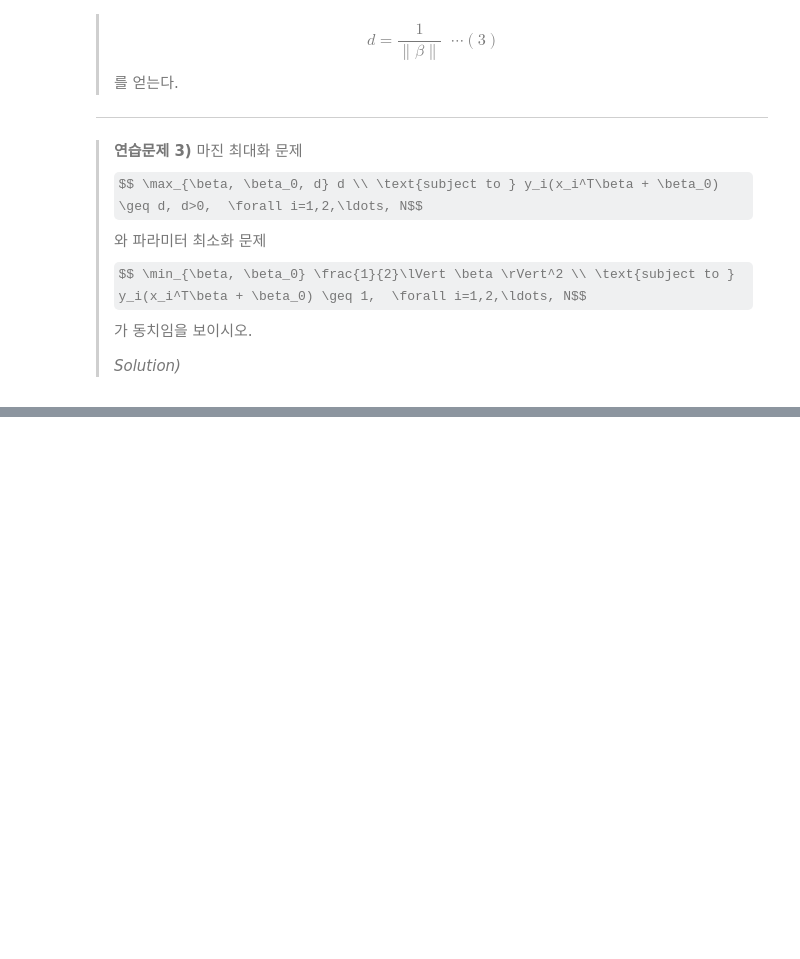
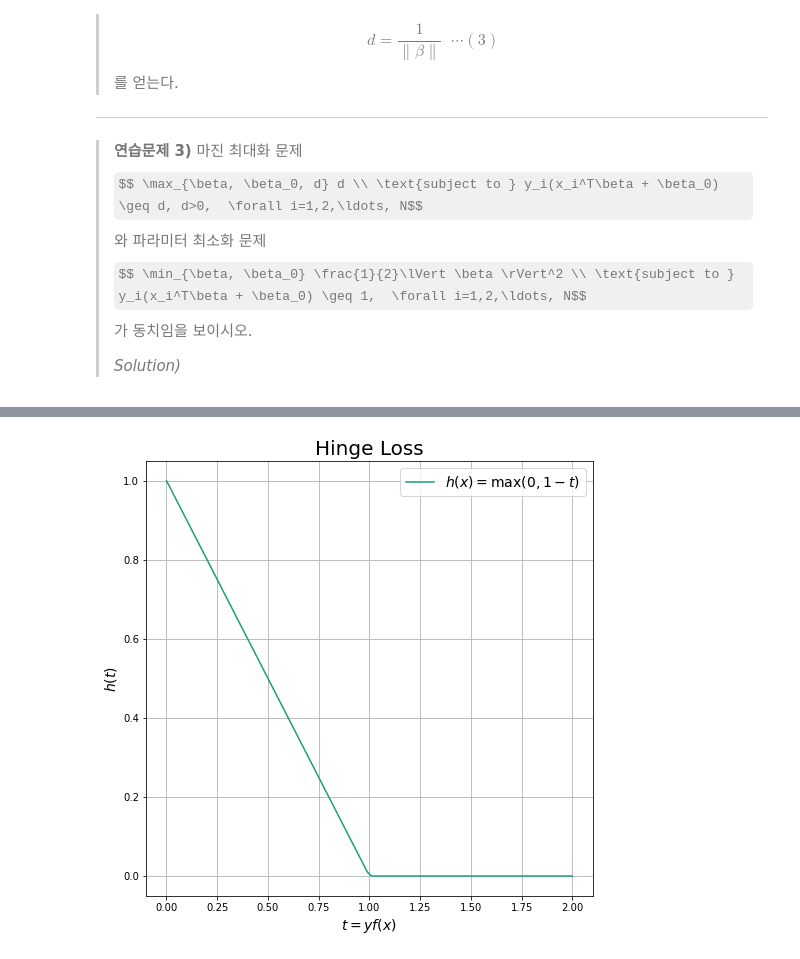
Before and after one commit to SHlee-TDA/ML_education, a Jupyter notebook: SVM/Support_Vector_Machine.ipynb, the cells around one changed output, grey strips where cells are left out. Drawn from its saved outputs; the diff is of its cells as text; code cells hidden in the pictures; some formulas as TeX source; blank space fills up the shorter version.

```diff
--- a/SVM/Support_Vector_Machine.ipynb
+++ b/SVM/Support_Vector_Machine.ipynb
@@ -380,0 +526,27 @@ SVM은 위와 같은 생각을 기하학적으로 해석해 풀어낸 것이다.
+# %%
+# Implement Hinge loss function from scratch
+import numpy as np
+import matplotlib.pyplot as plt
+colors = [plt.cm.Dark2(i) for i in range(20)]
+
+
+
+t = np.linspace(0,2,100)
+
+def h(t):
+    error = 1-t
+    zeros = np.zeros_like(t)
+    return np.max([zeros, error], axis = 0)
+
+
+# plotting
+plt.figure(figsize = (8,8))
+plt.plot(t, h(t), color = colors[0], label = '$h(x) = \max(0,1-t)$')
+plt.title('Hinge Loss', fontsize =20)
+plt.xlabel('$t = yf(x)$', fontsize = 14)
+plt.ylabel('$h(t)$', fontsize = 14)
+plt.legend(fontsize = 14)
+plt.grid()
+plt.savefig('hinge_loss.png')
+# %% [output]
+[figure, added]
```
Also changed, not shown: parts of 5 cells of this notebook, 4 other files.
